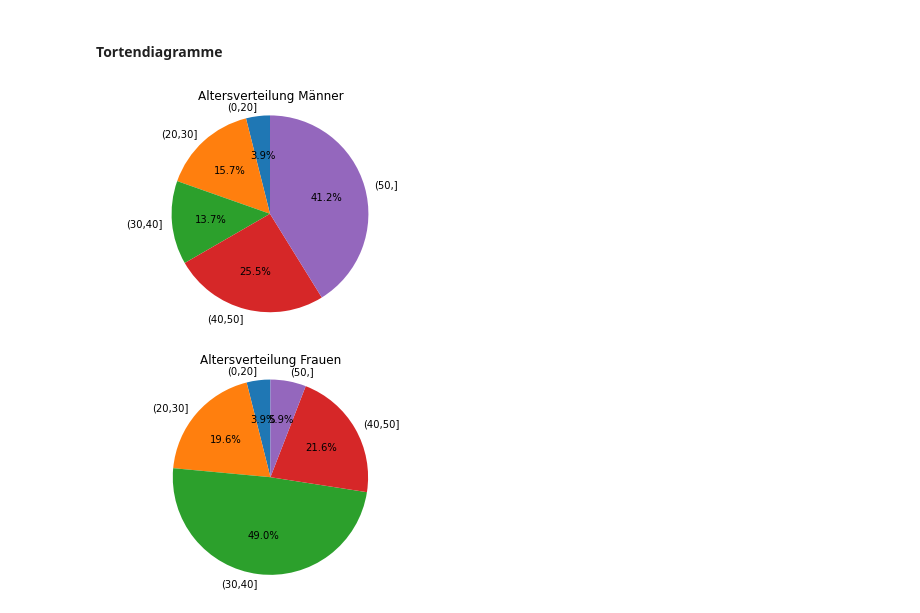
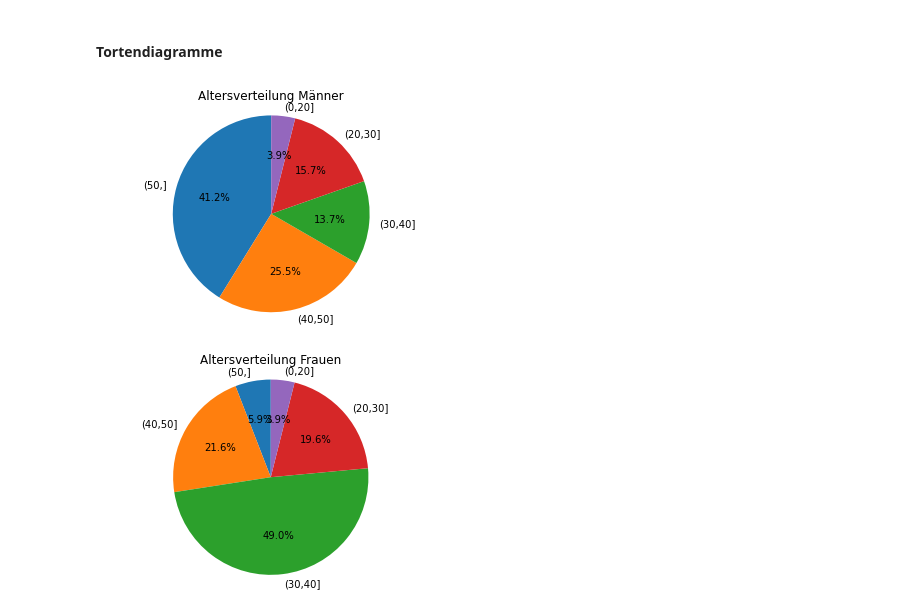
Before and after one commit to noah1400/esslingen_labore, a Jupyter notebook: Statistik/Aufgabe_1/notebook/Statistik_Labor.ipynb, the cells around one changed output. Drawn from its saved outputs; the diff is of its cells as text; code cells hidden in the pictures.

```diff
--- a/Statistik/Aufgabe_1/notebook/Statistik_Labor.ipynb
+++ b/Statistik/Aufgabe_1/notebook/Statistik_Labor.ipynb
@@ -255,31 +255,31 @@ plt.show()
 #### Tortendiagramme
 # %%
 male_all_count = len(male_all)
-labels = ['(0,20]','(20,30]','(30,40]','(40,50]','(50,]']
+labels= ['(50,]','(40,50]', '(30,40]', '(20,30]', '(0,20]']
 sizes = [
+        len(male_a50)/male_all_count*100,
+        len(male_a4050)/male_all_count*100,
+        len(male_a3040)/male_all_count*100,
+        len(male_a2030)/male_all_count*100,
         len(male_a020)/male_all_count*100,
-        len(male_a2030)/male_all_count*100,
-        len(male_a3040)/male_all_count*100,
-        len(male_a4050)/male_all_count*100,
-        len(male_a50)/male_all_count*100
         ]
 
 fig1, ax1 = plt.subplots()
 ax1.pie(sizes,labels=labels, autopct='%1.1f%%',
         startangle=90)
 ax1.axis('equal')
 plt.title("Altersverteilung Männer")
 plt.show()
 # %% [output]
-[figure, old version]
+[figure, new version]
 # %%
 female_all_count = len(female_all)
 sizes = [
+        len(female_a50)/female_all_count*100,
+        len(female_a4050)/female_all_count*100,
+        len(female_a3040)/female_all_count*100,
+        len(female_a2030)/female_all_count*100,
         len(female_a020)/female_all_count*100,
-        len(female_a2030)/female_all_count*100,
-        len(female_a3040)/female_all_count*100,
-        len(female_a4050)/female_all_count*100,
-        len(female_a50)/female_all_count*100
         ]
 fig1, ax1 = plt.subplots()
 ax1.pie(sizes,labels=labels, autopct='%1.1f%%',
@@ -288,4 +288,4 @@ ax1.axis('equal')
 plt.title("Altersverteilung Frauen")
 plt.show()
 # %% [output]
-[figure, old version]
+[figure, new version]
```
Also changed, not shown: 1 other file.
